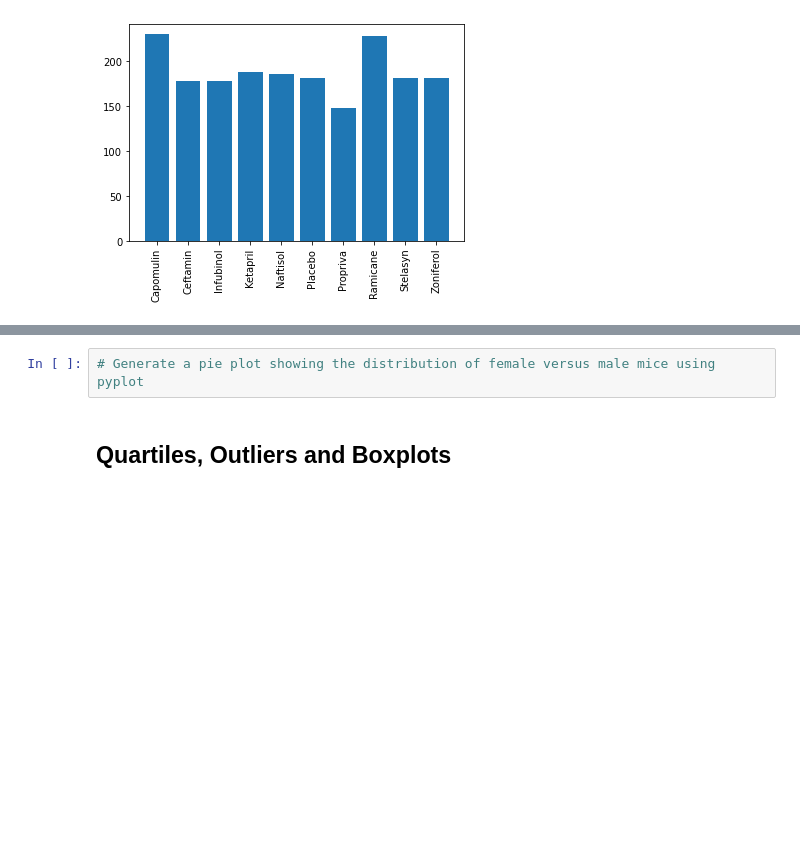
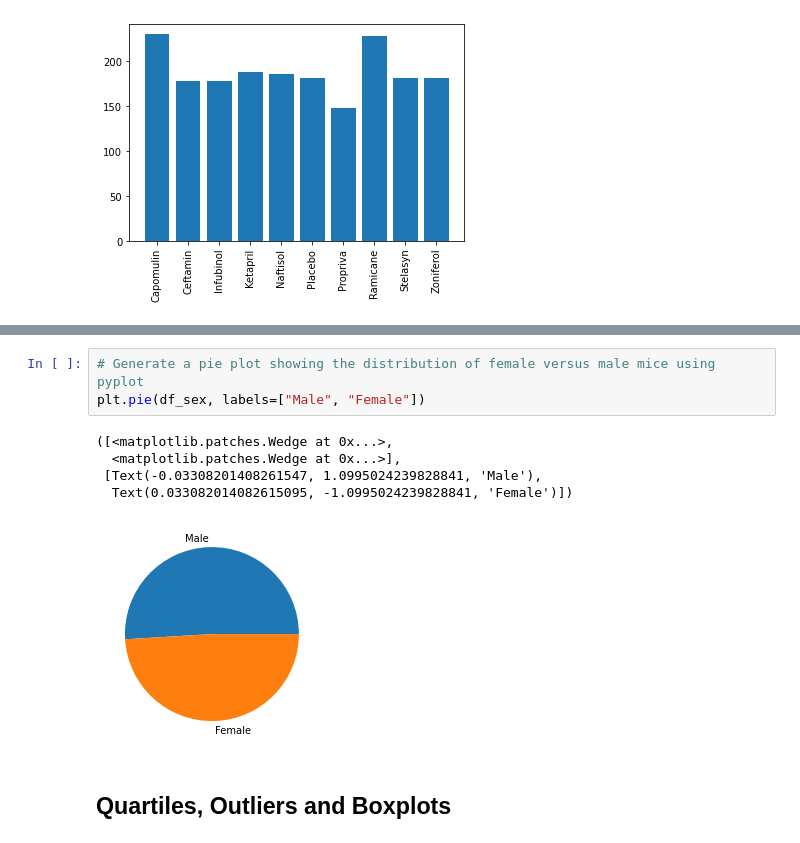
Before and after one commit to emmobley63/matplotlib-challenge, a Jupyter notebook: main.ipynb, the cells around one changed output, grey strips where cells are left out. Saved outputs shown, nothing was run; the diff lists cells and outputs as text; blank space fills up the shorter version.

```diff
--- a/main.ipynb
+++ b/main.ipynb
@@ -178,5 +183,12 @@ plt.xticks(tick_locations, ["Capomulin",
 # %%
 # Generate a pie plot showing the distribution of female versus male mice using pyplot
+plt.pie(df_sex, labels=["Male", "Female"])
+# %% [output]
+([<matplotlib.patches.Wedge at 0x...>,
+  <matplotlib.patches.Wedge at 0x...>],
+ [Text(-0.03308201408261547, 1.0995024239828841, 'Male'),
+  Text(0.033082014082615095, -1.0995024239828841, 'Female')])
+[figure, added]
 # %% [markdown]
 ## Quartiles, Outliers and Boxplots
 # %%
```
Also changed, not shown: parts of 1 cell of this notebook.
